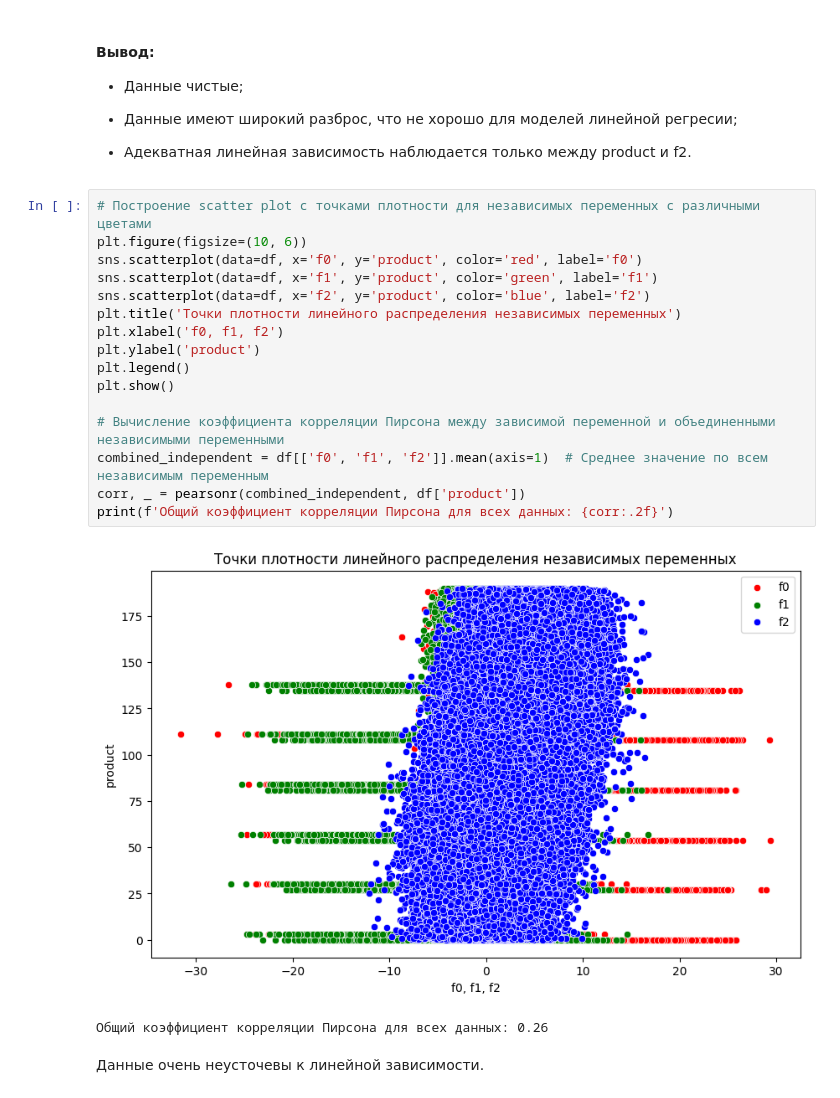
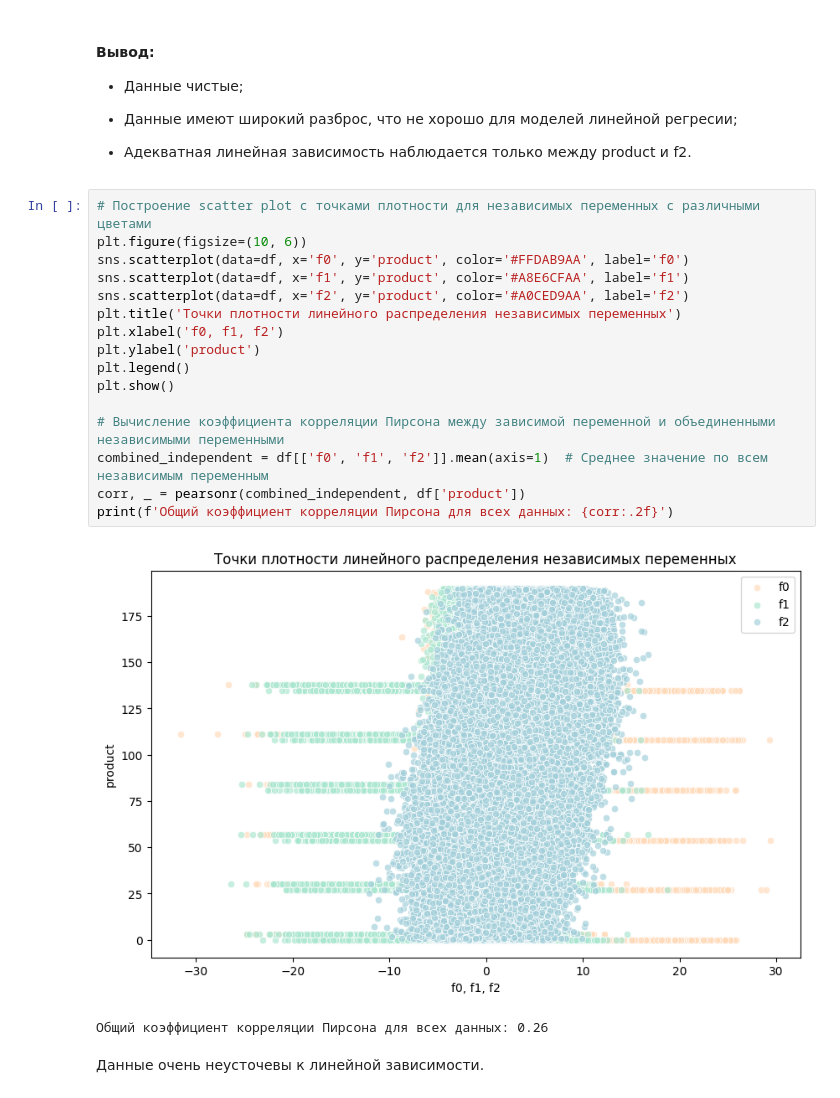
Before and after one commit to Verbasik/Yandex.Practicum.DataScience, a Jupyter notebook: 07_Создание модели для нефтедобывающей компании "GlavRosGosNeft"/GlavRosGosNeft.ipynb, the cells around one changed output. Saved outputs shown, nothing was run; the diff lists cells and outputs as text.

```diff
--- a/07_Создание модели для нефтедобывающей компании "GlavRosGosNeft"/GlavRosGosNeft.ipynb
+++ b/07_Создание модели для нефтедобывающей компании "GlavRosGosNeft"/GlavRosGosNeft.ipynb
@@ -307,21 +307,21 @@ for column in ['f0', 'f1', 'f2']:
 # %%
 # Построение scatter plot с точками плотности для независимых переменных с различными цветами
 plt.figure(figsize=(10, 6))
-sns.scatterplot(data=df, x='f0', y='product', color='red', label='f0')
-sns.scatterplot(data=df, x='f1', y='product', color='green', label='f1')
-sns.scatterplot(data=df, x='f2', y='product', color='blue', label='f2')
+sns.scatterplot(data=df, x='f0', y='product', color='#FFDAB9AA', label='f0')
+sns.scatterplot(data=df, x='f1', y='product', color='#A8E6CFAA', label='f1')
+sns.scatterplot(data=df, x='f2', y='product', color='#A0CED9AA', label='f2')
 plt.title('Точки плотности линейного распределения независимых переменных')
 plt.xlabel('f0, f1, f2')
 plt.ylabel('product')
 plt.legend()
 plt.show()
 
 # Вычисление коэффициента корреляции Пирсона между зависимой переменной и объединенными независимыми переменными
 combined_independent = df[['f0', 'f1', 'f2']].mean(axis=1)  # Среднее значение по всем независимым переменным
 corr, _ = pearsonr(combined_independent, df['product'])
 print(f'Общий коэффициент корреляции Пирсона для всех данных: {corr:.2f}')
 # %% [output]
-[figure, old version]
+[figure, new version]
 Общий коэффициент корреляции Пирсона для всех данных: 0.26
 # %% [markdown]
 Данные очень неусточевы к линейной зависимости.
```
Also changed, not shown: parts of 10 cells of this notebook.
